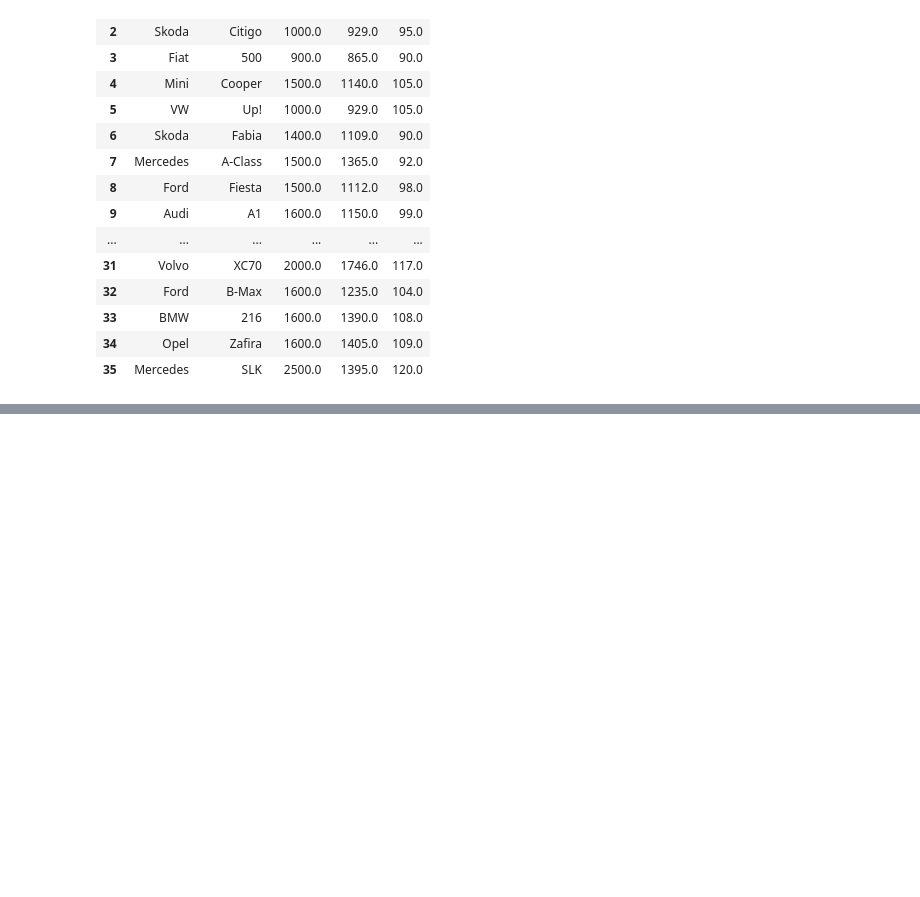
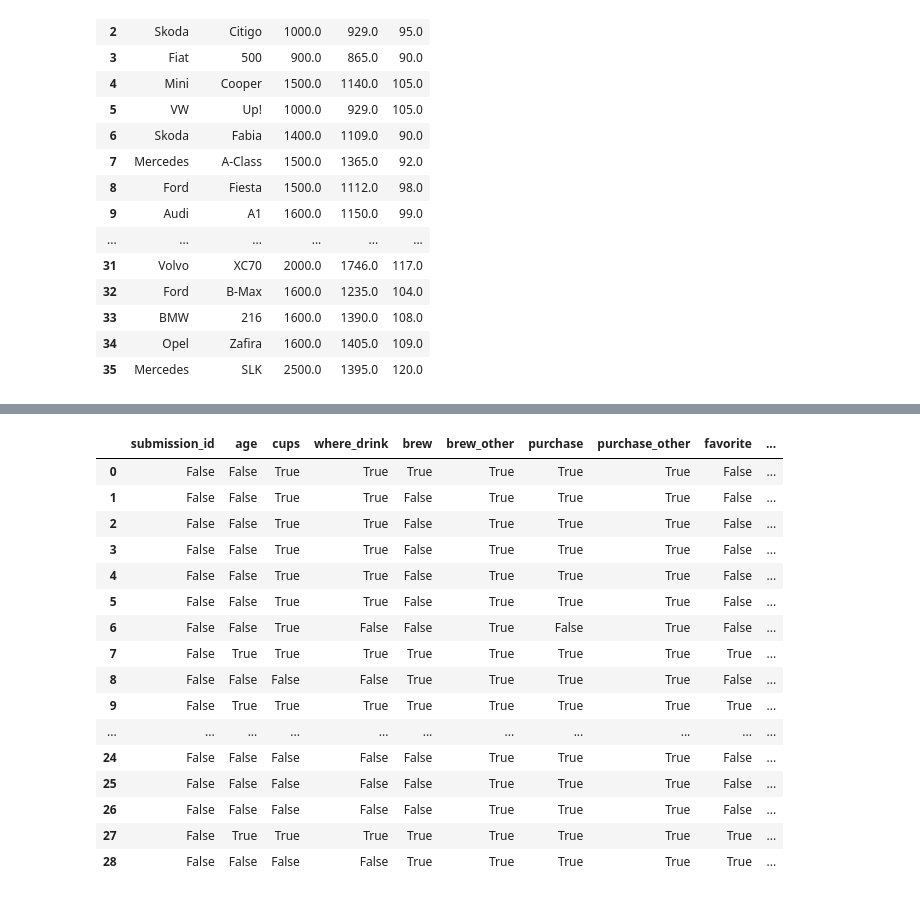
Before and after one commit to Janvi-Ashara/Machine-Learning, a Jupyter notebook: My_data_processing.ipynb, the cells around one changed output, grey strips where cells are left out. Saved outputs shown, nothing was run; the diff lists cells and outputs as text; code cells hidden in the pictures; blank space fills up the shorter version.

```diff
--- a/My_data_processing.ipynb
+++ b/My_data_processing.ipynb
@@ -219,0 +282,20 @@ df.drop_duplicates()
+# %%
+df.isnull()
+# %% [output]
+|  | submission_id | age | cups | where_drink | brew | brew_other | purchase | purchase_other | favorite | ... |
+| 0 | False | False | True | True | True | True | True | True | False | ... |
+| 1 | False | False | True | True | False | True | True | True | False | ... |
+| 2 | False | False | True | True | False | True | True | True | False | ... |
+| 3 | False | False | True | True | False | True | True | True | False | ... |
+| 4 | False | False | True | True | False | True | True | True | False | ... |
+| 5 | False | False | True | True | False | True | True | True | False | ... |
+| 6 | False | False | True | False | False | True | False | True | False | ... |
+| 7 | False | True | True | True | True | True | True | True | True | ... |
+| 8 | False | False | False | False | True | True | True | True | False | ... |
+| 9 | False | True | True | True | True | True | True | True | True | ... |
+| ... | ... | ... | ... | ... | ... | ... | ... | ... | ... | ... |
+| 24 | False | False | False | False | False | True | True | True | False | ... |
+| 25 | False | False | False | False | False | True | True | True | False | ... |
+| 26 | False | False | False | False | False | True | True | True | False | ... |
+| 27 | False | True | True | True | True | True | True | True | True | ... |
+| 28 | False | False | False | False | True | True | True | True | True | ... |
```
Also changed, not shown: parts of 7 cells of this notebook, 1 other file.
